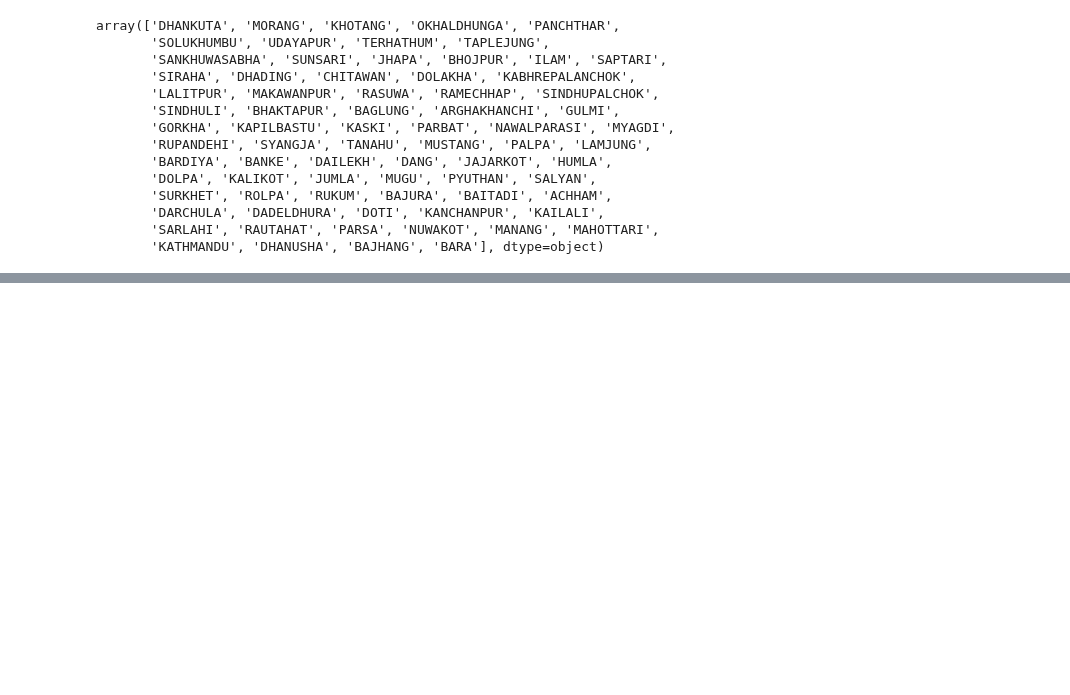
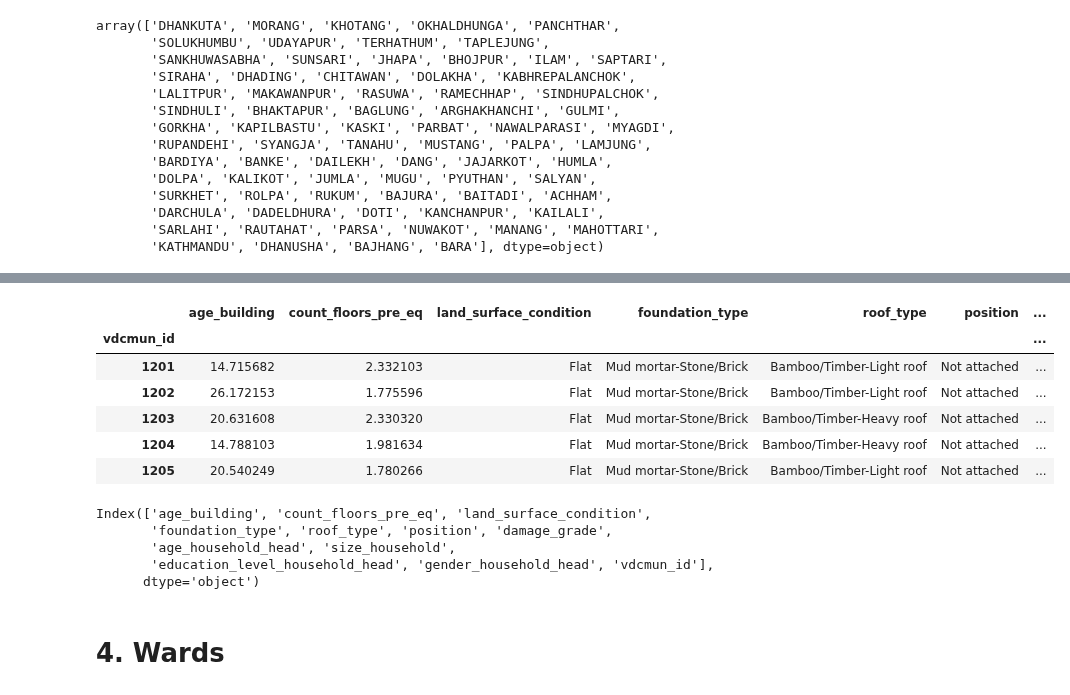
Before and after one commit to chantalwuer/earthquake_damage, a Jupyter notebook: notebooks/CW_Mapping_Wards.ipynb, the cells around one changed output, grey strips where cells are left out. Saved outputs shown, nothing was run; the diff lists cells and outputs as text; code cells hidden in the pictures; blank space fills up the shorter version.

Commit message:
Working on finding common key for mapping - found one for districts and municipalities - not for wards yet

```diff
--- a/notebooks/CW_Mapping_Wards.ipynb
+++ b/notebooks/CW_Mapping_Wards.ipynb
@@ -180,0 +489,24 @@ array(['DHANKUTA', 'MORANG', 'KHOTANG', 'OKHALDHUNGA', 'PANCHTHAR',
+# %%
+test_shapefile = household_comp.groupby('vdcmun_id').agg({'age_building': np.mean,
+                                         'count_floors_pre_eq': np.mean,
+                                         'land_surface_condition': pd.Series.mode,
+                                         'foundation_type': pd.Series.mode,
+                                         'roof_type': pd.Series.mode,
+                                         'position': pd.Series.mode,
+                                         'damage_grade': pd.Series.mode,
+                                         'age_household_head': np.mean,
+                                         'size_household': np.mean,
+                                         'education_level_household_head': pd.Series.mode,
+                                         'gender_household_head': pd.Series.mode,
+                                         'vdcmun_id': pd.Series.mode,
+                                         })
+
+test_shapefile.head()
+# %% [output]
+|  | age_building | count_floors_pre_eq | land_surface_condition | foundation_type | roof_type | position | ... |
+| vdcmun_id |  |  |  |  |  |  | ... |
+| 1201 | 14.715682 | 2.332103 | Flat | Mud mortar-Stone/Brick | Bamboo/Timber-Light roof | Not attached | ... |
+| 1202 | 26.172153 | 1.775596 | Flat | Mud mortar-Stone/Brick | Bamboo/Timber-Light roof | Not attached | ... |
+| 1203 | 20.631608 | 2.330320 | Flat | Mud mortar-Stone/Brick | Bamboo/Timber-Heavy roof | Not attached | ... |
+| 1204 | 14.788103 | 1.981634 | Flat | Mud mortar-Stone/Brick | Bamboo/Timber-Heavy roof | Not attached | ... |
+| 1205 | 20.540249 | 1.780266 | Flat | Mud mortar-Stone/Brick | Bamboo/Timber-Light roof | Not attached | ... |
@@ -180,0 +515,10 @@ array(['DHANKUTA', 'MORANG', 'KHOTANG', 'OKHALDHUNGA', 'PANCHTHAR',
+# %%
+test_shapefile.columns
+# %% [output]
+Index(['age_building', 'count_floors_pre_eq', 'land_surface_condition',
+       'foundation_type', 'roof_type', 'position', 'damage_grade',
+       'age_household_head', 'size_household',
+       'education_level_household_head', 'gender_household_head', 'vdcmun_id'],
+      dtype='object')
+# %% [markdown]
+# 4. Wards
```
Also changed, not shown: parts of 36 cells of this notebook.
